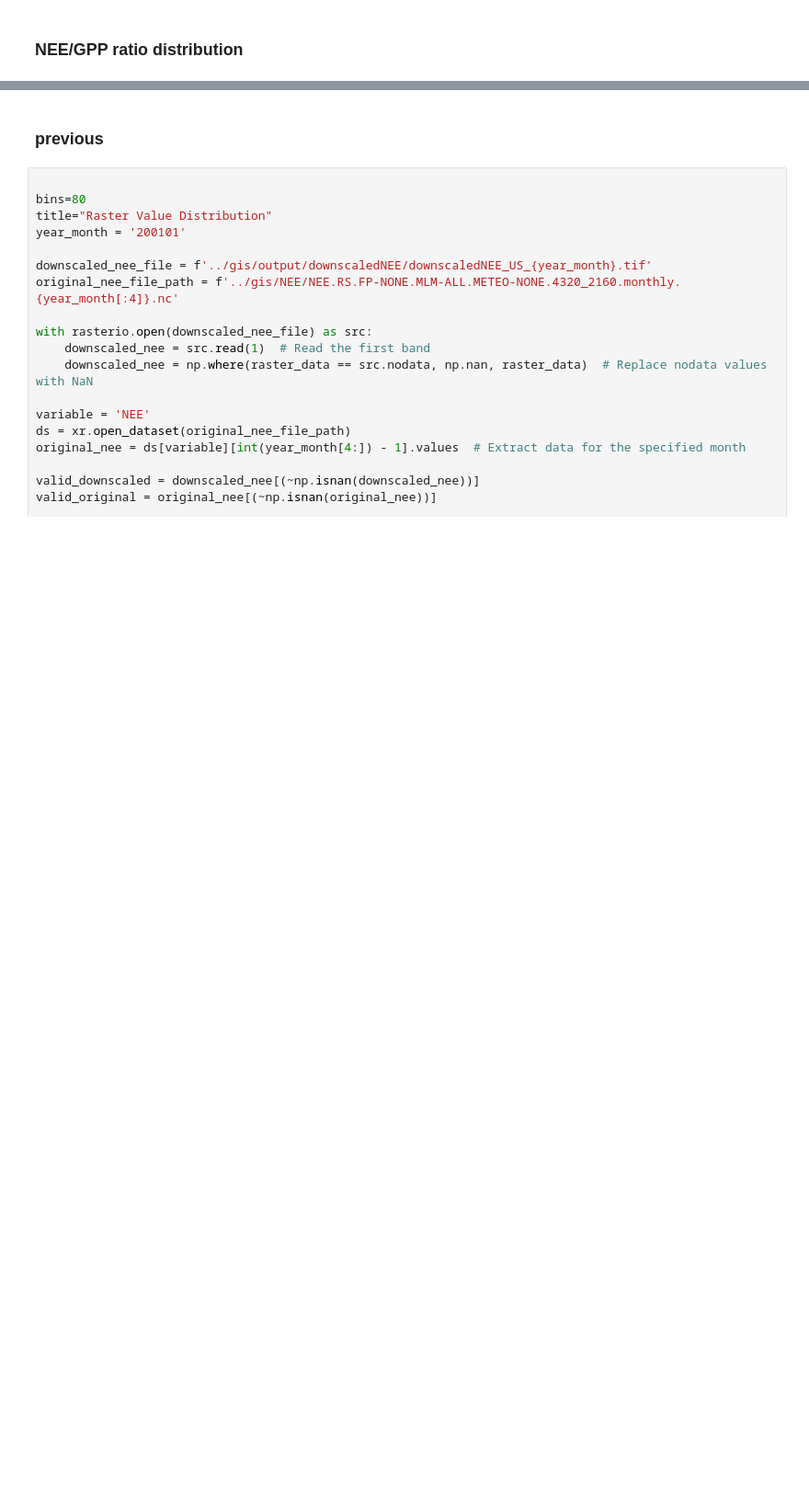
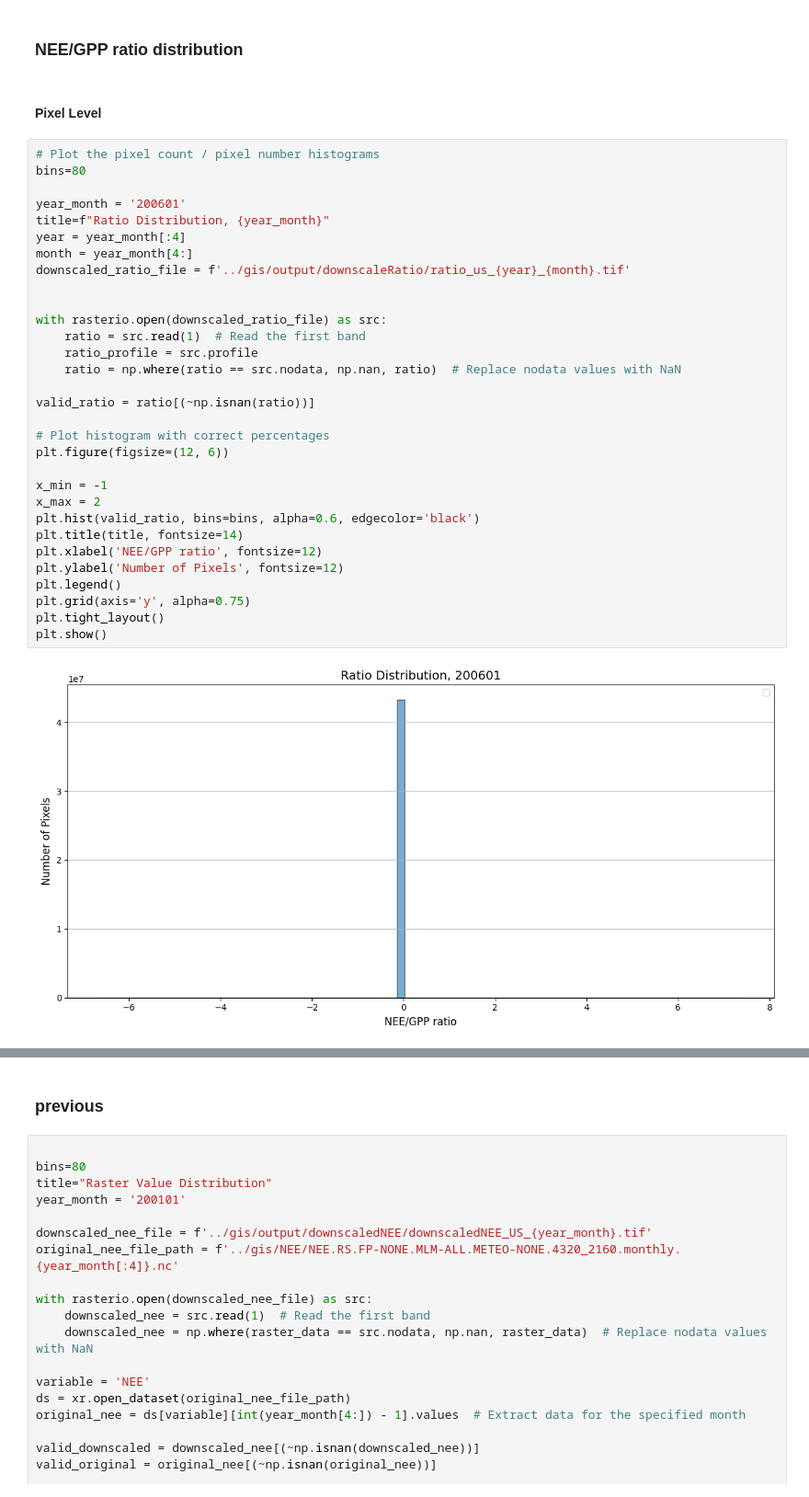
Before and after one commit to qifan-wu/urban_greening_windows, a Jupyter notebook: raster_distribution_check.ipynb, the cells around one changed output, grey strips where cells are left out. Shown at 92% size. Cells and saved outputs as stored; diff of their text form; blank space fills up the shorter version.

Commit message:
check output raster info

```diff
--- a/raster_distribution_check.ipynb
+++ b/raster_distribution_check.ipynb
@@ -185,2 +242,37 @@ ValueError: Input shapes do not overlap raster.
 # %% [markdown]
 ### NEE/GPP ratio distribution
+# %% [markdown]
+#### Pixel Level
+# %%
+# Plot the pixel count / pixel number histograms
+bins=80
+
+year_month = '200601'
+title=f"Ratio Distribution, {year_month}"
+year = year_month[:4]
+month = year_month[4:]
+downscaled_ratio_file = f'../gis/output/downscaleRatio/ratio_us_{year}_{month}.tif'
+
+
+with rasterio.open(downscaled_ratio_file) as src:
+    ratio = src.read(1)  # Read the first band
+    ratio_profile = src.profile
+    ratio = np.where(ratio == src.nodata, np.nan, ratio)  # Replace nodata values with NaN
+
+valid_ratio = ratio[(~np.isnan(ratio))]
+
+# Plot histogram with correct percentages
+plt.figure(figsize=(12, 6))
+
+x_min = -1
+x_max = 2
+plt.hist(valid_ratio, bins=bins, alpha=0.6, edgecolor='black')
+plt.title(title, fontsize=14)
+plt.xlabel('NEE/GPP ratio', fontsize=12)
+plt.ylabel('Number of Pixels', fontsize=12)
+plt.legend()
+plt.grid(axis='y', alpha=0.75)
+plt.tight_layout()
+plt.show()
+# %% [output]
+[figure, added]
```
Also changed, not shown: parts of 20 cells of this notebook, 3 other files.
